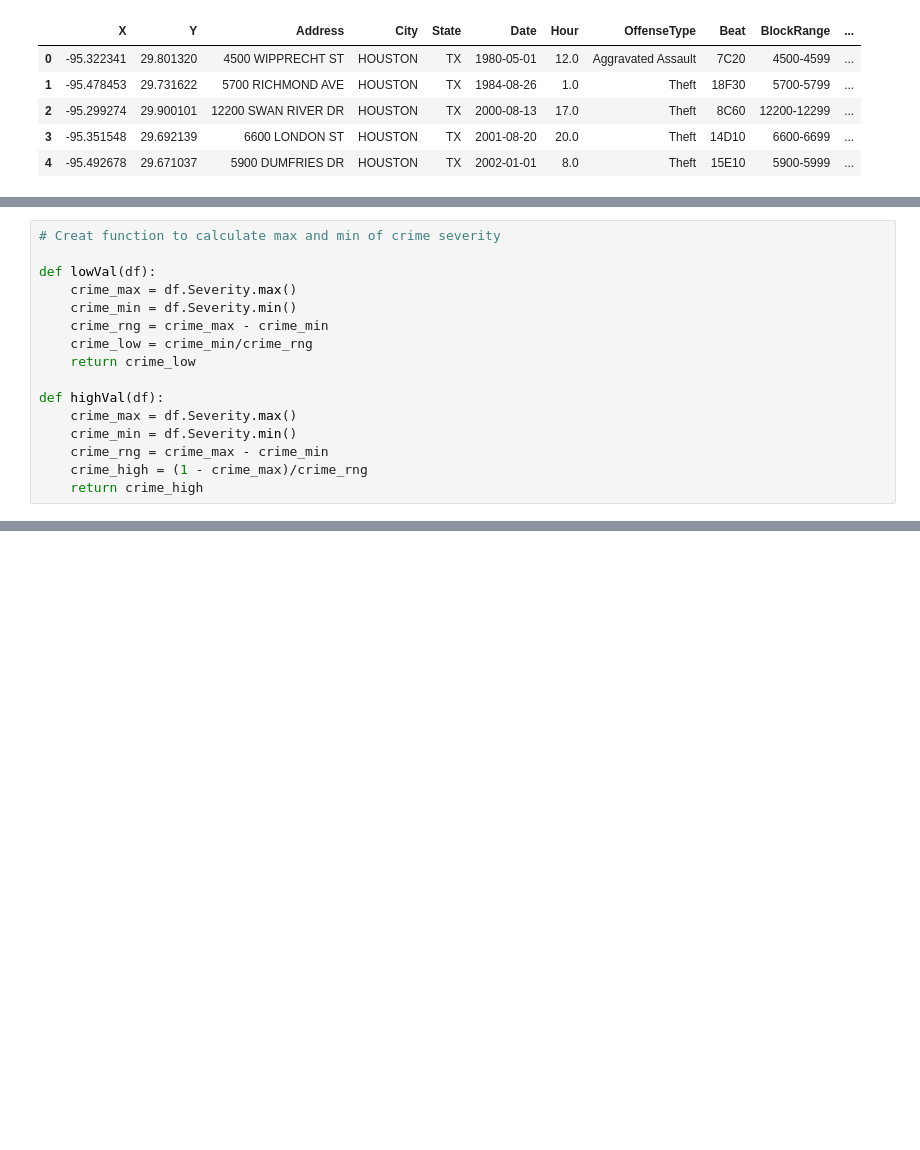
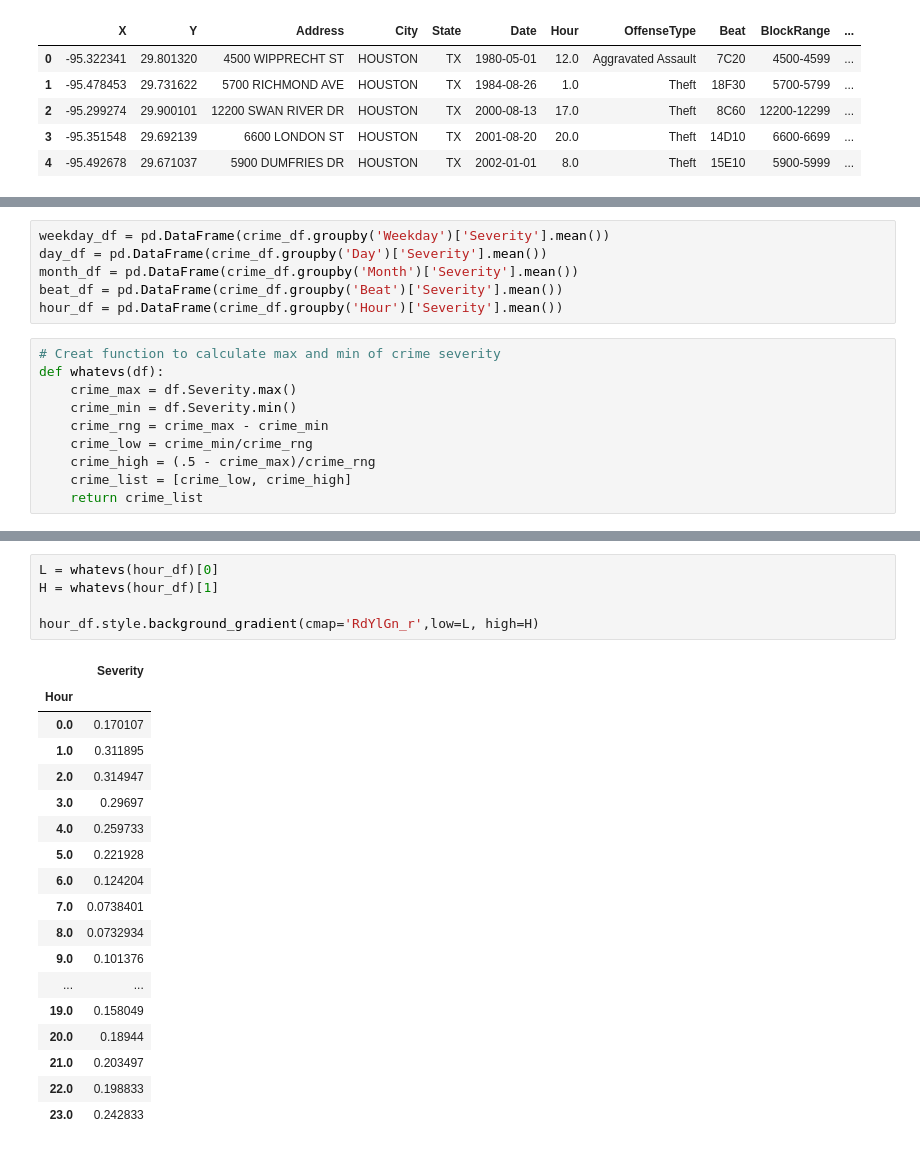
Before and after one commit to ppainuly/Houston-Five-o, a Jupyter notebook: Notebooks/crimeColors.ipynb, the cells around one changed output, grey strips where cells are left out. Cells and saved outputs as stored; diff of their text form; blank space fills up the shorter version.

```diff
--- a/Notebooks/crimeColors.ipynb
+++ b/Notebooks/crimeColors.ipynb
@@ -54,17 +74,17 @@ weekday_df = pd.DataFrame(crime_df.groupby('Weekday')['Severity'].mean())
+# %%
+weekday_df = pd.DataFrame(crime_df.groupby('Weekday')['Severity'].mean())
+day_df = pd.DataFrame(crime_df.groupby('Day')['Severity'].mean())
+month_df = pd.DataFrame(crime_df.groupby('Month')['Severity'].mean())
+beat_df = pd.DataFrame(crime_df.groupby('Beat')['Severity'].mean())
+hour_df = pd.DataFrame(crime_df.groupby('Hour')['Severity'].mean())
 # %%
 # Creat function to calculate max and min of crime severity
-
-def lowVal(df):
+def whatevs(df):
     crime_max = df.Severity.max()
     crime_min = df.Severity.min()
     crime_rng = crime_max - crime_min
     crime_low = crime_min/crime_rng
-    return crime_low
-
-def highVal(df):
-    crime_max = df.Severity.max()
-    crime_min = df.Severity.min()
-    crime_rng = crime_max - crime_min
-    crime_high = (1 - crime_max)/crime_rng
-    return crime_high
+    crime_high = (.5 - crime_max)/crime_rng
+    crime_list = [crime_low, crime_high]
+    return crime_list
 # %%
@@ -82,3 +102,27 @@ weekday_df.style.background_gradient(cmap='RdYlGn_r',low=L, high=H)
 | 4.0 | 0.150247 |
 | 5.0 | 0.191413 |
 | 6.0 | 0.215421 |
+# %%
+L = whatevs(hour_df)[0]
+H = whatevs(hour_df)[1]
+
+hour_df.style.background_gradient(cmap='RdYlGn_r',low=L, high=H)
+# %% [output]
+|  | Severity |
+| Hour |  |
+| 0.0 | 0.170107 |
+| 1.0 | 0.311895 |
+| 2.0 | 0.314947 |
+| 3.0 | 0.29697 |
+| 4.0 | 0.259733 |
+| 5.0 | 0.221928 |
+| 6.0 | 0.124204 |
+| 7.0 | 0.0738401 |
+| 8.0 | 0.0732934 |
+| 9.0 | 0.101376 |
+| ... | ... |
+| 19.0 | 0.158049 |
+| 20.0 | 0.18944 |
+| 21.0 | 0.203497 |
+| 22.0 | 0.198833 |
+| 23.0 | 0.242833 |
```
Also changed, not shown: parts of 28 cells of this notebook, 1 other file.
